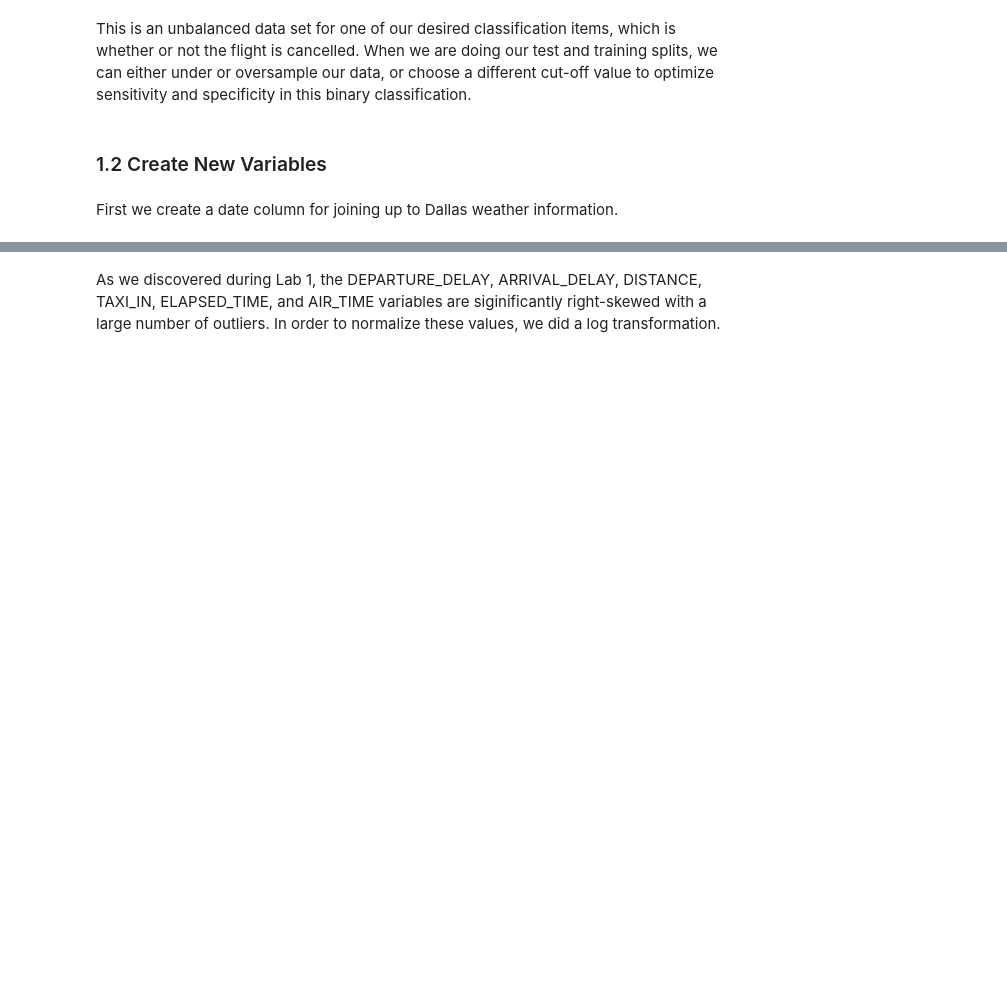
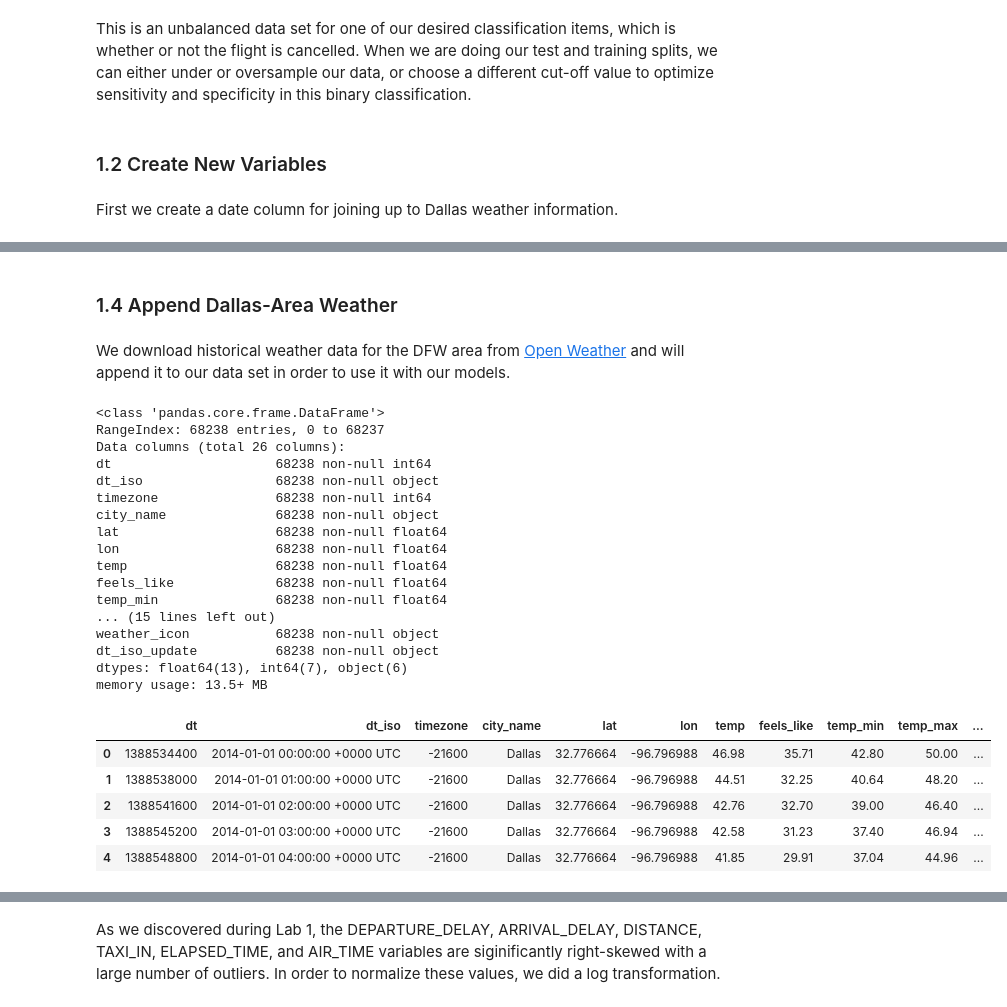
Before and after one commit to mattfarrow1/7331-machine-learning-1, a Jupyter notebook: Labs/Lab2_Group4.ipynb, the cells around one changed output, grey strips where cells are left out. Saved outputs shown, nothing was run; the diff lists cells and outputs as text; code cells hidden in the pictures; blank space fills up the shorter version.

```diff
--- a/Labs/Lab2_Group4.ipynb
+++ b/Labs/Lab2_Group4.ipynb
@@ -229,0 +314,40 @@ df.head()
+# %% [markdown]
+### 1.4 Append Dallas-Area Weather
+# %% [markdown]
+We download historical weather data for the DFW area from [Open Weather](https://openweathermap.org) and will append it to our data set in order to use it with our models.
+# %%
+# Read in the data
+import datetime
+weather = pd.read_csv('../Data/dfw_weather.csv')
+weather['dt_iso'] = weather['dt_iso'].astype(str)
+# %%
+# Remove "+0000 UTC"
+weather['dt_iso_update'] = weather['dt_iso'].str.split('+').str[0]
+# %%
+# Look at the data
+weather.info()
+weather.head()
+# %% [output]
+<class 'pandas.core.frame.DataFrame'>
+RangeIndex: 68238 entries, 0 to 68237
+Data columns (total 26 columns):
+dt                     68238 non-null int64
+dt_iso                 68238 non-null object
+timezone               68238 non-null int64
+city_name              68238 non-null object
+lat                    68238 non-null float64
+lon                    68238 non-null float64
+temp                   68238 non-null float64
+feels_like             68238 non-null float64
+temp_min               68238 non-null float64
+... (15 lines left out)
+weather_icon           68238 non-null object
+dt_iso_update          68238 non-null object
+dtypes: float64(13), int64(7), object(6)
+memory usage: 13.5+ MB
+|  | dt | dt_iso | timezone | city_name | lat | lon | temp | feels_like | temp_min | temp_max | ... |
+| 0 | 1388534400 | 2014-01-01 00:00:00 +0000 UTC | -21600 | Dallas | 32.776664 | -96.796988 | 46.98 | 35.71 | 42.80 | 50.00 | ... |
+| 1 | 1388538000 | 2014-01-01 01:00:00 +0000 UTC | -21600 | Dallas | 32.776664 | -96.796988 | 44.51 | 32.25 | 40.64 | 48.20 | ... |
+| 2 | 1388541600 | 2014-01-01 02:00:00 +0000 UTC | -21600 | Dallas | 32.776664 | -96.796988 | 42.76 | 32.70 | 39.00 | 46.40 | ... |
+| 3 | 1388545200 | 2014-01-01 03:00:00 +0000 UTC | -21600 | Dallas | 32.776664 | -96.796988 | 42.58 | 31.23 | 37.40 | 46.94 | ... |
+| 4 | 1388548800 | 2014-01-01 04:00:00 +0000 UTC | -21600 | Dallas | 32.776664 | -96.796988 | 41.85 | 29.91 | 37.04 | 44.96 | ... |
```
Also changed, not shown: parts of 91 cells of this notebook, 2 other files.
